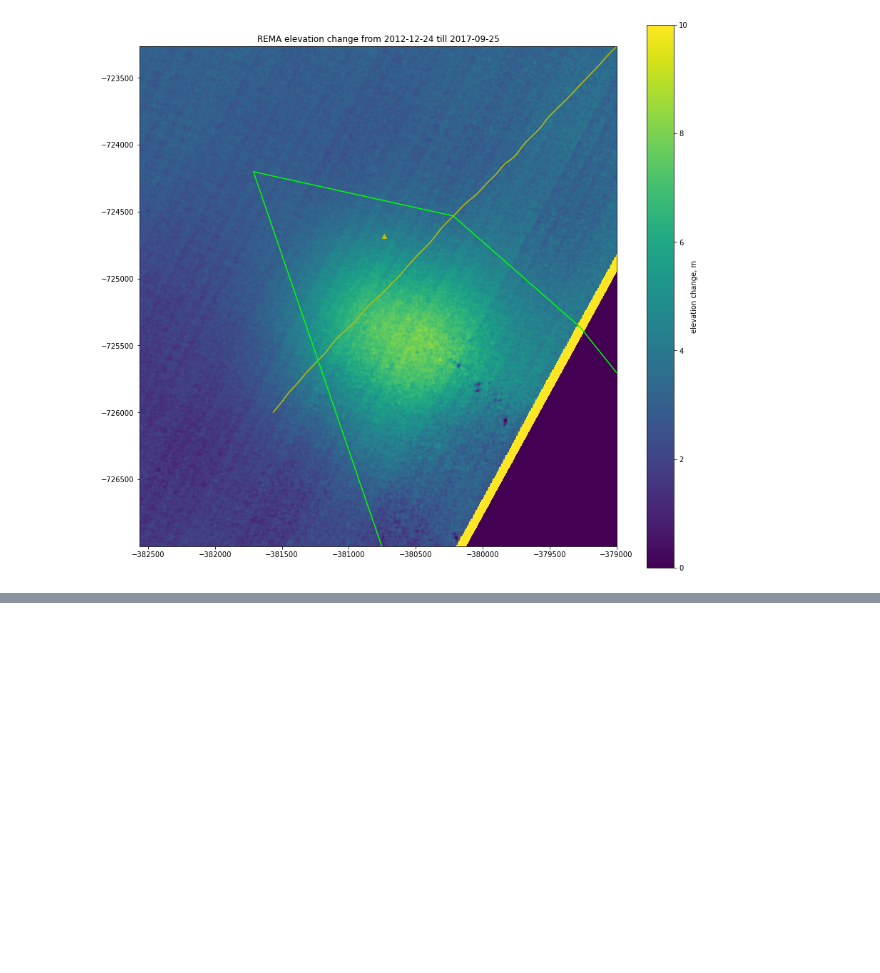
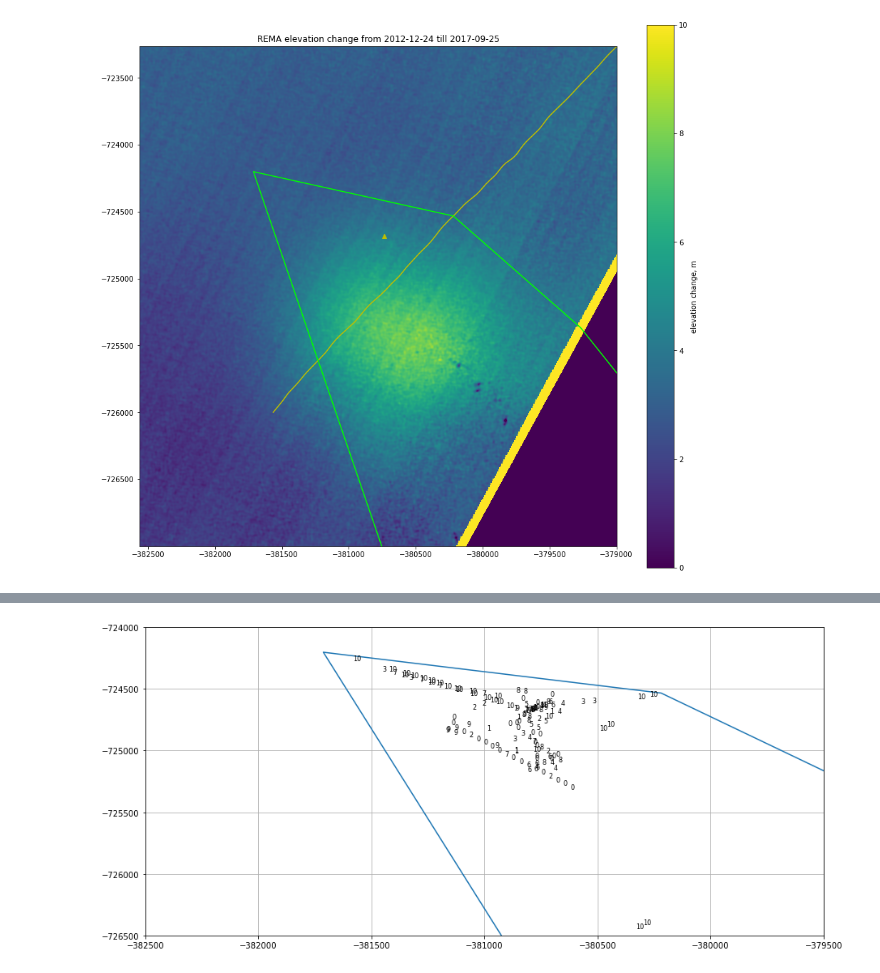
Before and after one commit to arrran/PhD_data_chapter, a Jupyter notebook: Jupyter/RADAR/Plot_tide_crossings.ipynb, the cells around one changed output, grey strips where cells are left out. Saved outputs shown, nothing was run; the diff lists cells and outputs as text; code cells hidden in the pictures; blank space fills up the shorter version.

```diff
--- a/Jupyter/RADAR/Plot_tide_crossings.ipynb
+++ b/Jupyter/RADAR/Plot_tide_crossings.ipynb
@@ -181,0 +213,12 @@ plt.plot(floating_polygon.exterior.xy[0],floating_polygon.exterior.xy[1],color='
+# %%
+plt.figure(figsize=(15,7))
+plt.plot(float_poly.iloc[0].geometry.exterior.coords.xy[0],float_poly.iloc[0].geometry.exterior.coords.xy[1])
+plt.xlim([-382500,-379500])
+plt.ylim([ -726500,-724000])
+plt.grid()
+
+for i,row in floating.iloc[::4].iterrows():
+    if  (-382500 < row.geometry.x < -379500) & (-726500 < row.geometry.y < -724000):
+        plt.text(row.geometry.x,row.geometry.y,row.tide_at,fontsize=8)
+# %% [output]
+[figure, added]
```
Also changed, not shown: parts of 9 cells of this notebook, 1 other file.
